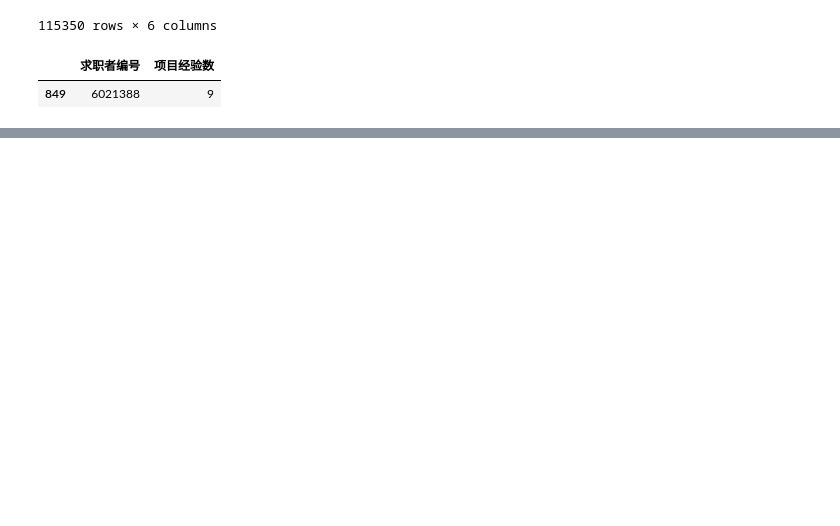
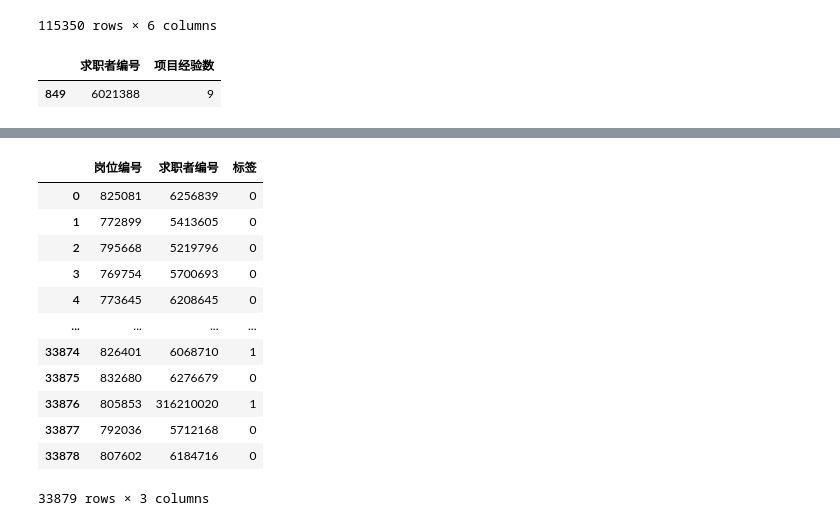
Before and after one commit to KATEhuang920909/human_co_match, a Jupyter notebook: human_co_match/jupyter/baseline.ipynb, the cells around one changed output, grey strips where cells are left out. Cells and saved outputs as stored; diff of their text form; code cells hidden in the pictures; blank space fills up the shorter version.

```diff
--- a/human_co_match/jupyter/baseline.ipynb
+++ b/human_co_match/jupyter/baseline.ipynb
@@ -135,2 +181,18 @@ def get_data(data, feature):
 
     return data_feature
+# %%
+data
+# %% [output]
+|  | 岗位编号 | 求职者编号 | 标签 |
+| 0 | 825081 | 6256839 | 0 |
+| 1 | 772899 | 5413605 | 0 |
+| 2 | 795668 | 5219796 | 0 |
+| 3 | 769754 | 5700693 | 0 |
+| 4 | 773645 | 6208645 | 0 |
+| ... | ... | ... | ... |
+| 33874 | 826401 | 6068710 | 1 |
+| 33875 | 832680 | 6276679 | 0 |
+| 33876 | 805853 | 316210020 | 1 |
+| 33877 | 792036 | 5712168 | 0 |
+| 33878 | 807602 | 6184716 | 0 |
+33879 rows × 3 columns
```
Also changed, not shown: parts of 32 cells of this notebook, 11 other files.
